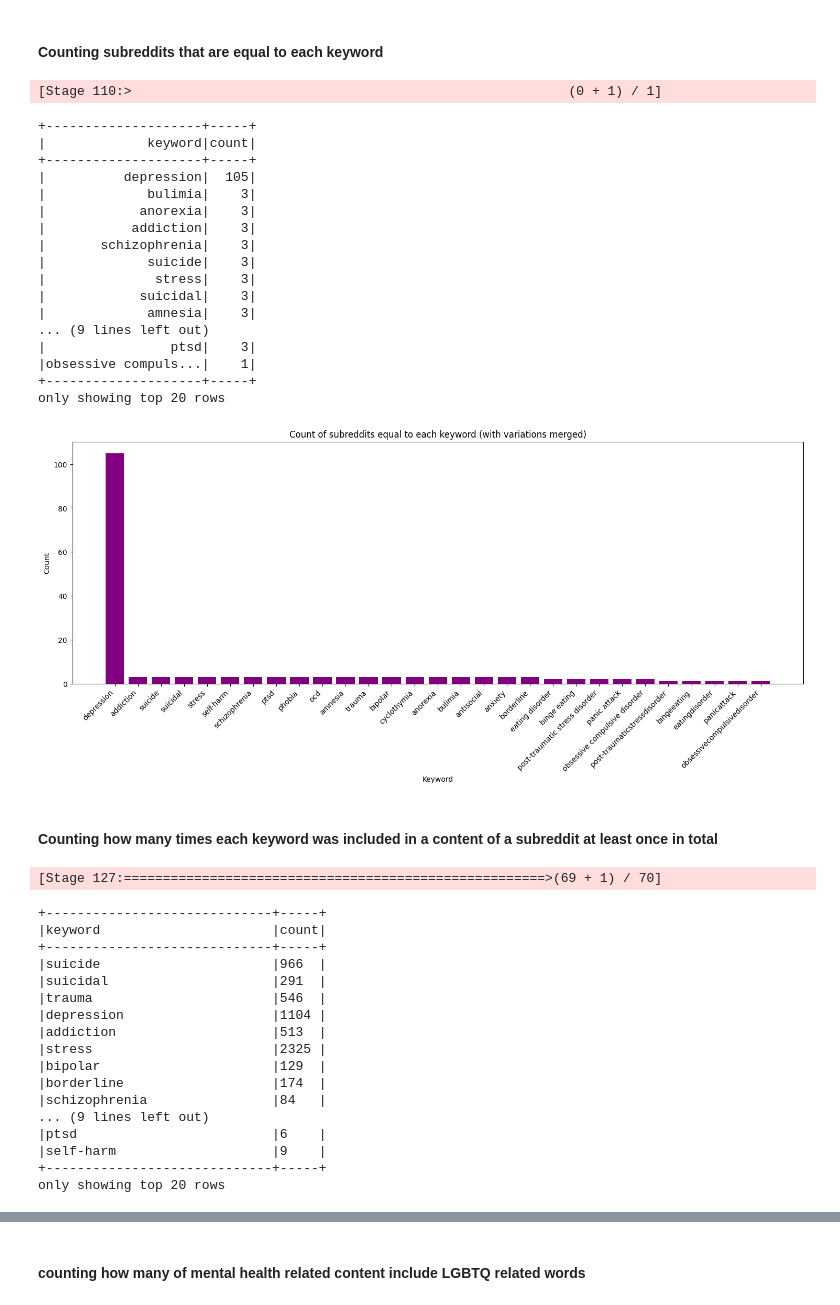
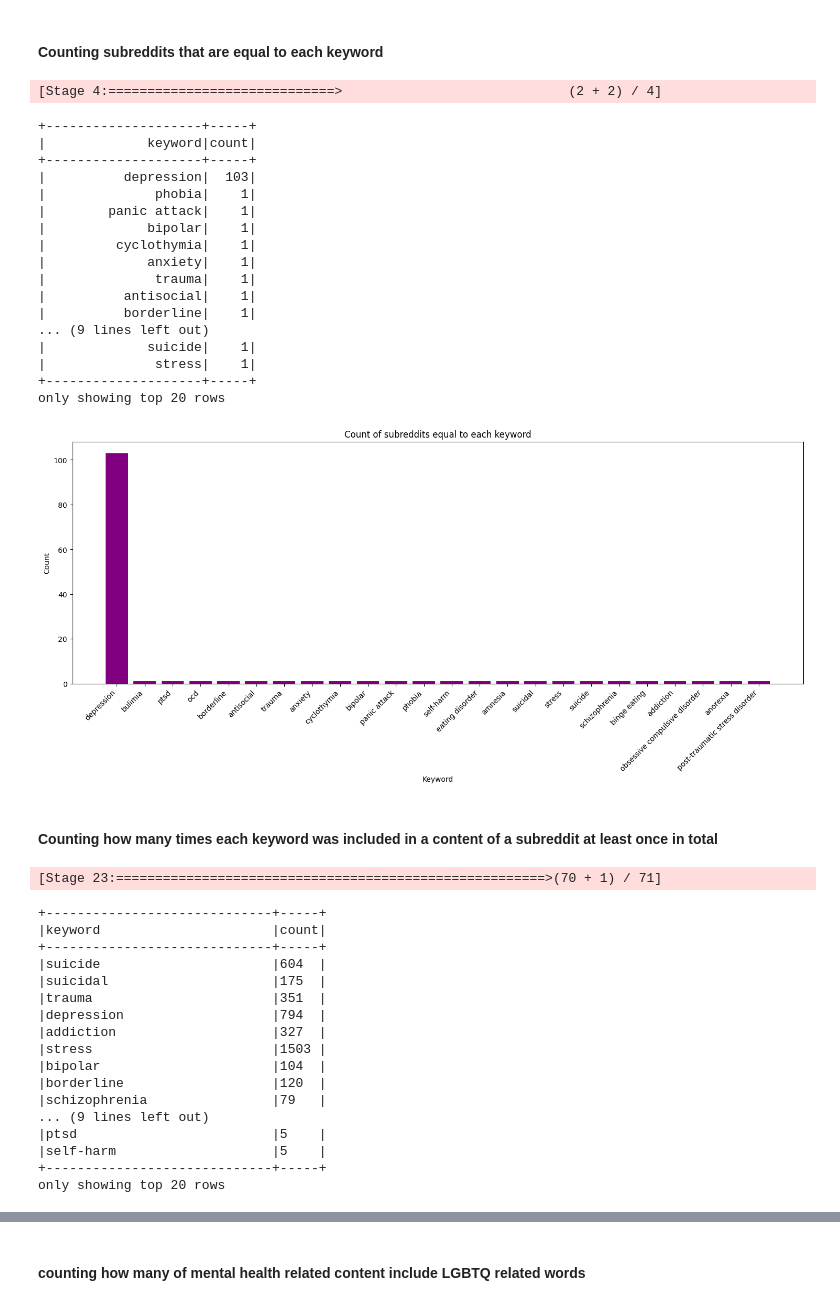
Before and after one commit to akerholmida/Data-Engineering-Project-Mental-Health, a Jupyter notebook: MentalHealth_analysis.ipynb, the cells around one changed output, grey strips where cells are left out. Drawn from its saved outputs; the diff is of its cells as text; code cells hidden in the pictures.

```diff
--- a/MentalHealth_analysis.ipynb
+++ b/MentalHealth_analysis.ipynb
@@ -68,7 +47,7 @@ only showing top 10 rows
 # print("The number of different subreddits is: \t", data.select("subreddit").distinct().count())
 # %%
 # take a subset of the data
-subset_data = data.orderBy('id').limit(50000)
+subset_data = data.orderBy('id').limit(100000)
 # subset_data.show(10)
 # %%
 # defining some general keywords related to mental health
@@ -82,19 +61,8 @@ keywords = [
     'suicide', 'suicidal', 'self-harm'
 ]
 # %%
-# generate variations of keywords
-variations_of_keywords = []
-for keyword in keywords:
-    variations_of_keywords.append(keyword)
-    # replace spaces with underscore
-    keyword_underscore = keyword.replace(' ', '_')
-    variations_of_keywords.append(keyword_underscore)
-    # remove spaces
-    keyword_space_removed = keyword.replace(' ', '')
-    variations_of_keywords.append(keyword_space_removed)
-
-# broadcast variations of keywords
-broadcasted_keywords = spark_session.sparkContext.broadcast(variations_of_keywords)
+# broadcast of keywords
+broadcasted_keywords = spark_session.sparkContext.broadcast(keywords)
 # %% [markdown]
 #### Counting subreddits that are equal to each keyword
 # %%
@@ -119,43 +87,40 @@ keyword_counts_data = (
 
 keyword_counts_data.show()
 # %% [output]
-[Stage 110:>                                                        (0 + 1) / 1]
+[Stage 4:=============================>                             (2 + 2) / 4]
 +--------------------+-----+
 |             keyword|count|
 +--------------------+-----+
-|          depression|  105|
-|             bulimia|    3|
-|            anorexia|    3|
-|           addiction|    3|
-|       schizophrenia|    3|
-|             suicide|    3|
-|              stress|    3|
-|            suicidal|    3|
-|             amnesia|    3|
+|          depression|  103|
+|              phobia|    1|
+|        panic attack|    1|
+|             bipolar|    1|
+|         cyclothymia|    1|
+|             anxiety|    1|
+|              trauma|    1|
+|          antisocial|    1|
+|          borderline|    1|
 ... (9 lines left out)
-|                ptsd|    3|
-|obsessive compuls...|    1|
+|             suicide|    1|
+|              stress|    1|
 +--------------------+-----+
 only showing top 20 rows
 # %%
 # convert PySpark dataframe to pandas dataframe
 keyword_counts_pandas = keyword_counts_data.toPandas()
 
-# merge the variatons of each keyword (for example panic_attack, panicattack and panic attack are merged and their counts are summed up and are shown in panic attack)
-keyword_counts_pandas['keyword_merged'] = keyword_counts_pandas['keyword'].str.replace('_', ' ')
-sum_counts_data = keyword_counts_pandas.groupby('keyword_merged').sum().reset_index()
-sum_counts_data = sum_counts_data.rename(columns={'count': 'total_count'})
-sum_counts_data_sorted = sum_counts_data.sort_values(by='total_count', ascending=False)
+# sort
+keyword_counts_pandas = keyword_counts_pandas.sort_values(by='count', ascending=False)
 
 plt.figure(figsize=(18, 6))
-plt.bar(sum_counts_data_sorted['keyword_merged'], sum_counts_data_sorted['total_count'], color='purple')
+plt.bar(keyword_counts_pandas['keyword'], keyword_counts_pandas['count'], color='purple')
 plt.xlabel('Keyword')
 plt.ylabel('Count')
-plt.title('Count of subreddits equal to each keyword (with variations merged)')
+plt.title('Count of subreddits equal to each keyword')
 plt.xticks(rotation=45, ha='right')
 plt.show()
 # %% [output]
-[figure, old version]
+[figure, new version]
 # %% [markdown]
 #### Counting how many times each keyword was included in a content of a subreddit at least once in total
 # %%
@@ -178,22 +143,22 @@ related_data = subset_data.filter(size("keywordsList") > 0)
 content_counts_data = subset_data.groupBy('keyword').count()
 content_counts_data.show(truncate=False)
 # %% [output]
-[Stage 127:======================================================>(69 + 1) / 70]
+[Stage 23:=======================================================>(70 + 1) / 71]
 +-----------------------------+-----+
 |keyword                      |count|
 +-----------------------------+-----+
-|suicide                      |966  |
-|suicidal                     |291  |
-|trauma                       |546  |
-|depression                   |1104 |
-|addiction                    |513  |
-|stress                       |2325 |
-|bipolar                      |129  |
-|borderline                   |174  |
-|schizophrenia                |84   |
+|suicide                      |604  |
+|suicidal                     |175  |
+|trauma                       |351  |
+|depression                   |794  |
+|addiction                    |327  |
+|stress                       |1503 |
+|bipolar                      |104  |
+|borderline                   |120  |
+|schizophrenia                |79   |
 ... (9 lines left out)
-|ptsd                         |6    |
-|self-harm                    |9    |
+|ptsd                         |5    |
+|self-harm                    |5    |
 +-----------------------------+-----+
 only showing top 20 rows
 # %%
```
Also changed, not shown: parts of 7 cells of this notebook.
